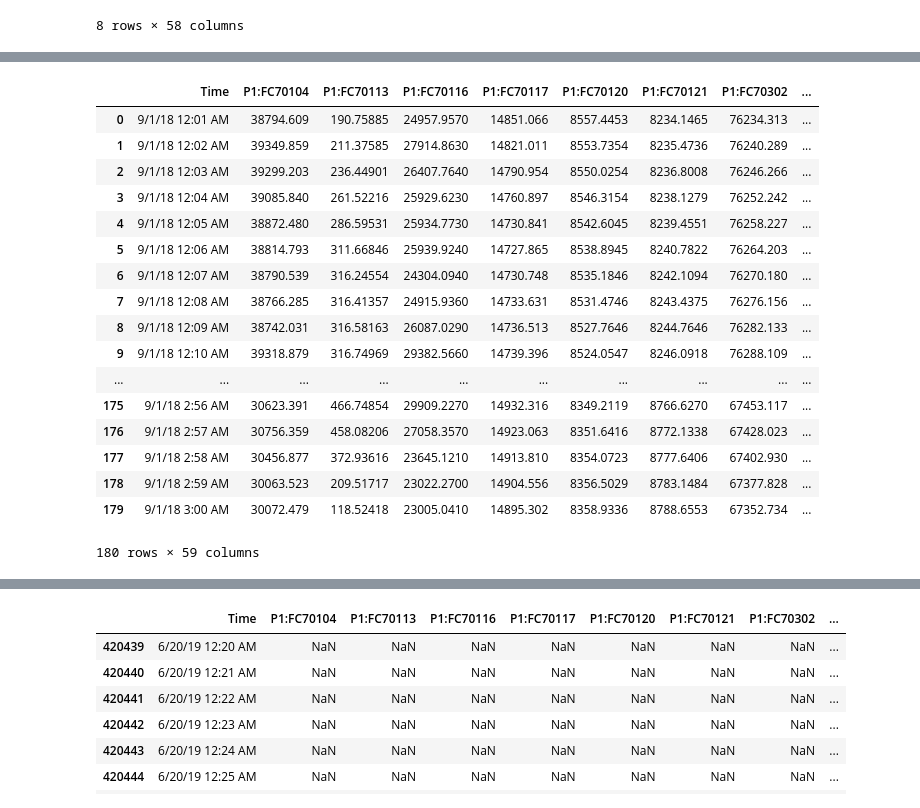
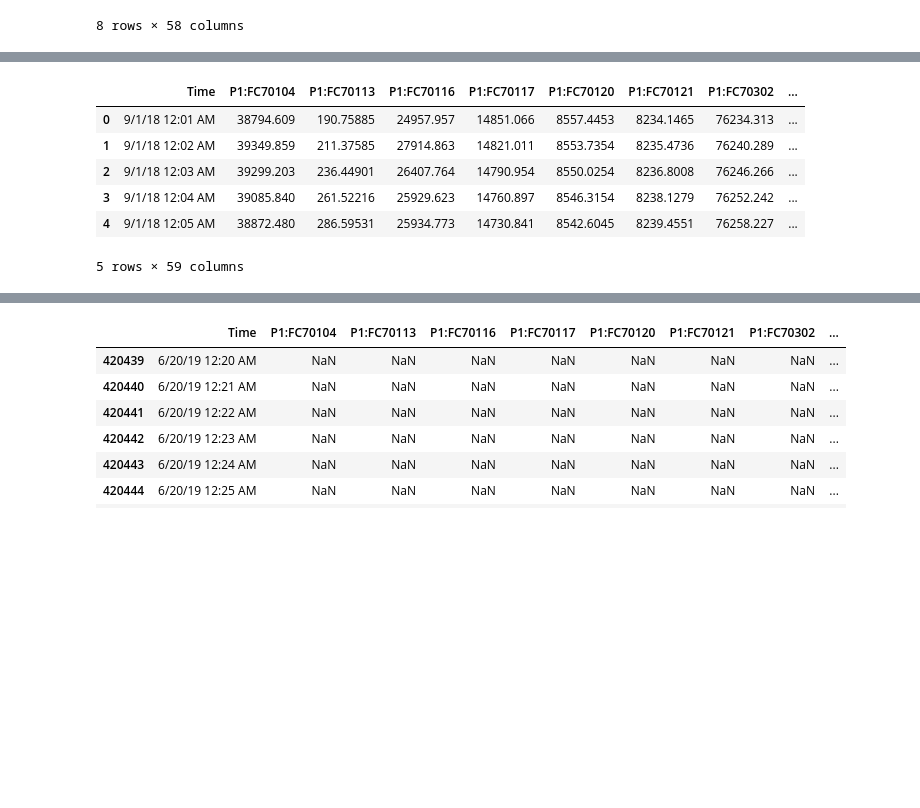
Before and after one commit to sanguis09/Capstone-project, a Jupyter notebook: src/Data Exploration.ipynb, the cells around one changed output, grey strips where cells are left out. Cells and saved outputs as stored; diff of their text form; code cells hidden in the pictures; blank space fills up the shorter version.

```diff
--- a/src/Data Exploration.ipynb
+++ b/src/Data Exploration.ipynb
@@ -64,23 +48,12 @@ QC.head(170)
 # %%
-tag.head(180)
+tag.head()
 # %% [output]
 |  | Time | P1:FC70104 | P1:FC70113 | P1:FC70116 | P1:FC70117 | P1:FC70120 | P1:FC70121 | P1:FC70302 | ... |
-| 0 | 9/1/18 12:01 AM | 38794.609 | 190.75885 | 24957.9570 | 14851.066 | 8557.4453 | 8234.1465 | 76234.313 | ... |
-| 1 | 9/1/18 12:02 AM | 39349.859 | 211.37585 | 27914.8630 | 14821.011 | 8553.7354 | 8235.4736 | 76240.289 | ... |
-| 2 | 9/1/18 12:03 AM | 39299.203 | 236.44901 | 26407.7640 | 14790.954 | 8550.0254 | 8236.8008 | 76246.266 | ... |
-| 3 | 9/1/18 12:04 AM | 39085.840 | 261.52216 | 25929.6230 | 14760.897 | 8546.3154 | 8238.1279 | 76252.242 | ... |
-| 4 | 9/1/18 12:05 AM | 38872.480 | 286.59531 | 25934.7730 | 14730.841 | 8542.6045 | 8239.4551 | 76258.227 | ... |
-| 5 | 9/1/18 12:06 AM | 38814.793 | 311.66846 | 25939.9240 | 14727.865 | 8538.8945 | 8240.7822 | 76264.203 | ... |
-| 6 | 9/1/18 12:07 AM | 38790.539 | 316.24554 | 24304.0940 | 14730.748 | 8535.1846 | 8242.1094 | 76270.180 | ... |
-| 7 | 9/1/18 12:08 AM | 38766.285 | 316.41357 | 24915.9360 | 14733.631 | 8531.4746 | 8243.4375 | 76276.156 | ... |
-| 8 | 9/1/18 12:09 AM | 38742.031 | 316.58163 | 26087.0290 | 14736.513 | 8527.7646 | 8244.7646 | 76282.133 | ... |
-| 9 | 9/1/18 12:10 AM | 39318.879 | 316.74969 | 29382.5660 | 14739.396 | 8524.0547 | 8246.0918 | 76288.109 | ... |
-| ... | ... | ... | ... | ... | ... | ... | ... | ... | ... |
-| 175 | 9/1/18 2:56 AM | 30623.391 | 466.74854 | 29909.2270 | 14932.316 | 8349.2119 | 8766.6270 | 67453.117 | ... |
-| 176 | 9/1/18 2:57 AM | 30756.359 | 458.08206 | 27058.3570 | 14923.063 | 8351.6416 | 8772.1338 | 67428.023 | ... |
-| 177 | 9/1/18 2:58 AM | 30456.877 | 372.93616 | 23645.1210 | 14913.810 | 8354.0723 | 8777.6406 | 67402.930 | ... |
-| 178 | 9/1/18 2:59 AM | 30063.523 | 209.51717 | 23022.2700 | 14904.556 | 8356.5029 | 8783.1484 | 67377.828 | ... |
-| 179 | 9/1/18 3:00 AM | 30072.479 | 118.52418 | 23005.0410 | 14895.302 | 8358.9336 | 8788.6553 | 67352.734 | ... |
+| 0 | 9/1/18 12:01 AM | 38794.609 | 190.75885 | 24957.957 | 14851.066 | 8557.4453 | 8234.1465 | 76234.313 | ... |
+| 1 | 9/1/18 12:02 AM | 39349.859 | 211.37585 | 27914.863 | 14821.011 | 8553.7354 | 8235.4736 | 76240.289 | ... |
+| 2 | 9/1/18 12:03 AM | 39299.203 | 236.44901 | 26407.764 | 14790.954 | 8550.0254 | 8236.8008 | 76246.266 | ... |
+| 3 | 9/1/18 12:04 AM | 39085.840 | 261.52216 | 25929.623 | 14760.897 | 8546.3154 | 8238.1279 | 76252.242 | ... |
+| 4 | 9/1/18 12:05 AM | 38872.480 | 286.59531 | 25934.773 | 14730.841 | 8542.6045 | 8239.4551 | 76258.227 | ... |
-180 rows × 59 columns
+5 rows × 59 columns
 # %%
 #NAs
```
Also changed, not shown: parts of 10 cells of this notebook.
